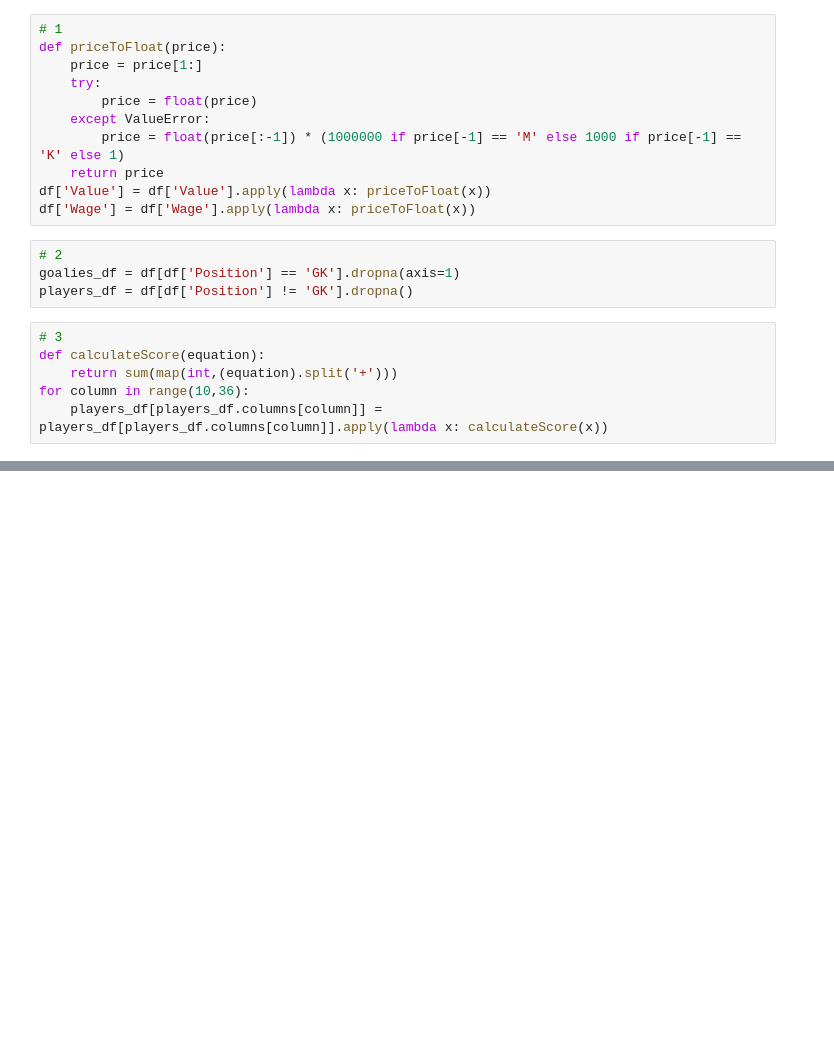
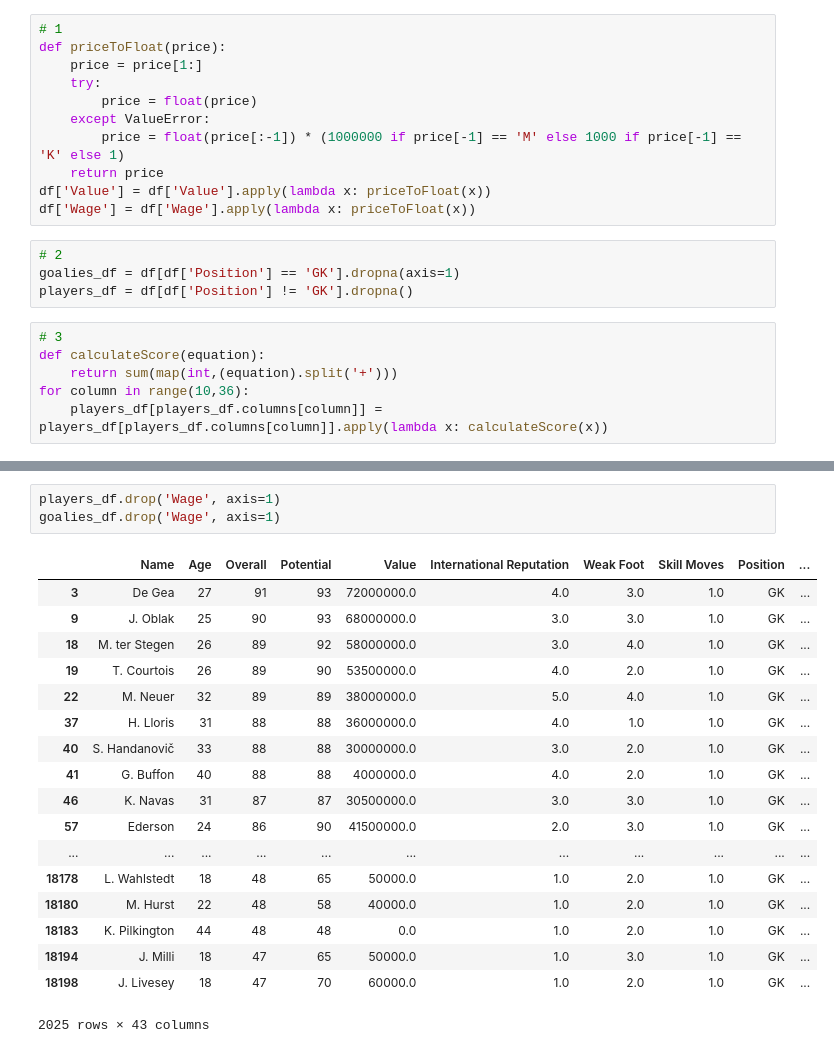
Before and after one commit to danielchen115/underrated-fifa19-players, a Jupyter notebook: fifa19-underrated-players.ipynb, the cells around one changed output, grey strips where cells are left out. Saved outputs shown, nothing was run; the diff lists cells and outputs as text; blank space fills up the shorter version.

```diff
--- a/fifa19-underrated-players.ipynb
+++ b/fifa19-underrated-players.ipynb
@@ -61,0 +72,22 @@ for column in range(10,36):
+# %%
+players_df.drop('Wage', axis=1)
+goalies_df.drop('Wage', axis=1)
+# %% [output]
+|  | Name | Age | Overall | Potential | Value | International Reputation | Weak Foot | Skill Moves | Position | ... |
+| 3 | De Gea | 27 | 91 | 93 | 72000000.0 | 4.0 | 3.0 | 1.0 | GK | ... |
+| 9 | J. Oblak | 25 | 90 | 93 | 68000000.0 | 3.0 | 3.0 | 1.0 | GK | ... |
+| 18 | M. ter Stegen | 26 | 89 | 92 | 58000000.0 | 3.0 | 4.0 | 1.0 | GK | ... |
+| 19 | T. Courtois | 26 | 89 | 90 | 53500000.0 | 4.0 | 2.0 | 1.0 | GK | ... |
+| 22 | M. Neuer | 32 | 89 | 89 | 38000000.0 | 5.0 | 4.0 | 1.0 | GK | ... |
+| 37 | H. Lloris | 31 | 88 | 88 | 36000000.0 | 4.0 | 1.0 | 1.0 | GK | ... |
+| 40 | S. Handanovič | 33 | 88 | 88 | 30000000.0 | 3.0 | 2.0 | 1.0 | GK | ... |
+| 41 | G. Buffon | 40 | 88 | 88 | 4000000.0 | 4.0 | 2.0 | 1.0 | GK | ... |
+| 46 | K. Navas | 31 | 87 | 87 | 30500000.0 | 3.0 | 3.0 | 1.0 | GK | ... |
+| 57 | Ederson | 24 | 86 | 90 | 41500000.0 | 2.0 | 3.0 | 1.0 | GK | ... |
+| ... | ... | ... | ... | ... | ... | ... | ... | ... | ... | ... |
+| 18178 | L. Wahlstedt | 18 | 48 | 65 | 50000.0 | 1.0 | 2.0 | 1.0 | GK | ... |
+| 18180 | M. Hurst | 22 | 48 | 58 | 40000.0 | 1.0 | 2.0 | 1.0 | GK | ... |
+| 18183 | K. Pilkington | 44 | 48 | 48 | 0.0 | 1.0 | 2.0 | 1.0 | GK | ... |
+| 18194 | J. Milli | 18 | 47 | 65 | 50000.0 | 1.0 | 3.0 | 1.0 | GK | ... |
+| 18198 | J. Livesey | 18 | 47 | 70 | 60000.0 | 1.0 | 2.0 | 1.0 | GK | ... |
+2025 rows × 43 columns
```
Also changed, not shown: parts of 2 cells of this notebook.
